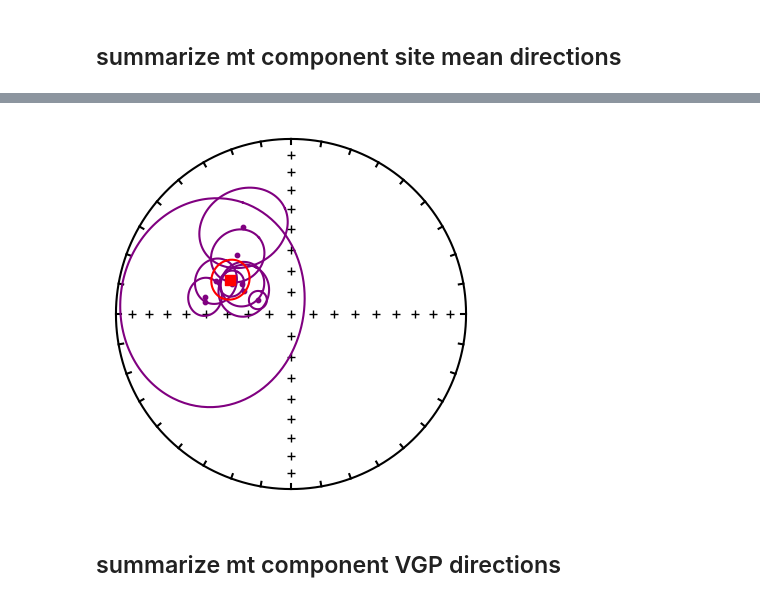
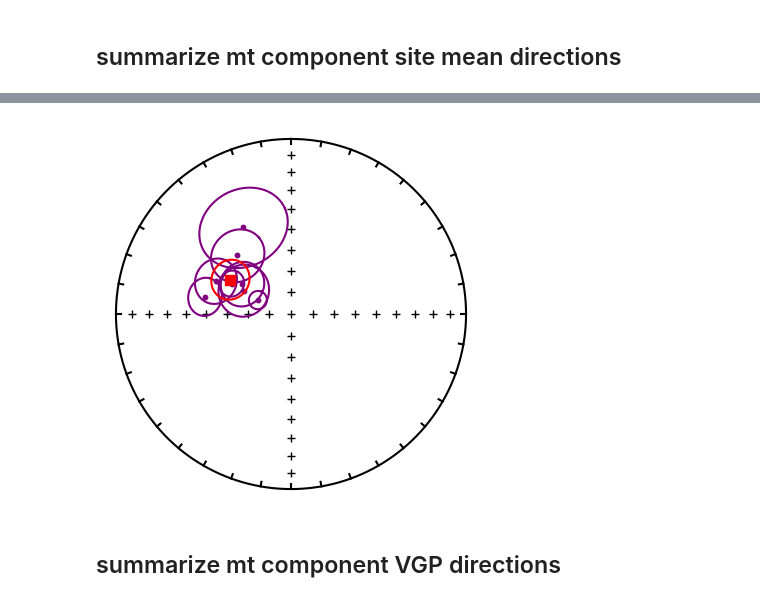
Before and after one commit to Swanson-Hysell-Group/2024_SWLLIP, a Jupyter notebook: code/Death_Valley_pmag.ipynb, the cells around one changed output, grey strips where cells are left out. Cells and saved outputs as stored; diff of their text form; code cells hidden in the pictures.

```diff
--- a/code/Death_Valley_pmag.ipynb
+++ b/code/Death_Valley_pmag.ipynb
@@ -63,12 +114,12 @@ import pmagpy.ipmag as ipmag
 ## load the MagIC data files
 # %%
 # get the specimen level data
-thermal_demag_a_spec = pd.read_csv('../Data/Pmag_new/thermal_demag_a/specimens.txt', sep='\t', header=1)
-thermal_demag_b_spec = pd.read_csv('../Data/Pmag_new/thermal_demag_b/specimens.txt', sep='\t', header=1)
+thermal_demag_a_spec = pd.read_csv('../data/Pmag_new/Death_Valley_thermal_demag_a/specimens.txt', sep='\t', header=1)
+thermal_demag_b_spec = pd.read_csv('../data/pmag_new/Death_Valley_thermal_demag_b/specimens.txt', sep='\t', header=1)
 
 # get the site level data
-thermal_demag_a_site = pd.read_csv('../Data/Pmag_new/thermal_demag_a/sites.txt', sep='\t', header=1)
-thermal_demag_b_site = pd.read_csv('../Data/Pmag_new/thermal_demag_b/sites.txt', sep='\t', header=1)
+thermal_demag_a_site = pd.read_csv('../data/pmag_new/Death_Valley_thermal_demag_a/sites.txt', sep='\t', header=1)
+thermal_demag_b_site = pd.read_csv('../data/pmag_new/Death_Valley_thermal_demag_b/sites.txt', sep='\t', header=1)
 # %% [markdown]
 ## summarize the site level lt component (present day field directions)
 # %%
@@ -265,7 +325,7 @@ plt.figure(figsize=(4,4))
 ipmag.plot_net()
 ipmag.plot_di_mean(CS1_mt_site['dir_dec'][0], CS1_mt_site['dir_inc'][0], CS1_mt_site['dir_alpha95'][0], marker='o', markersize=10, color='purple')
 ipmag.plot_di_mean(CS2_mt_site['dir_dec'][0], CS2_mt_site['dir_inc'][0], CS2_mt_site['dir_alpha95'][0], marker='o', markersize=10, color='purple')
-ipmag.plot_di_mean(CS5_mt_site['dir_dec'][0], CS5_mt_site['dir_inc'][0], CS5_mt_site['dir_alpha95'][0], marker='o', markersize=10, color='purple')
+# ipmag.plot_di_mean(CS5_mt_site['dir_dec'][0], CS5_mt_site['dir_inc'][0], CS5_mt_site['dir_alpha95'][0], marker='o', markersize=10, color='purple')
 ipmag.plot_di_mean(CS6_mt_site['dir_dec'][0], CS6_mt_site['dir_inc'][0], CS6_mt_site['dir_alpha95'][0], marker='o', markersize=10, color='purple')
 ipmag.plot_di_mean(CS7_mt_site['dir_dec'][0], CS7_mt_site['dir_inc'][0], CS7_mt_site['dir_alpha95'][0], marker='o', markersize=10, color='purple')
 ipmag.plot_di_mean(CS8_mt_site['dir_dec'][0], CS8_mt_site['dir_inc'][0], CS8_mt_site['dir_alpha95'][0], marker='o', markersize=10, color='purple')
@@ -278,4 +338,6 @@ site_mt_inc_list = [CS1_mt_site['dir_inc'][0], CS2_mt_site['dir_inc'][0], CS5_mt
 
 all_mt_mean_dir = ipmag.fisher_mean(site_mt_dec_list, site_mt_inc_list)
 ipmag.plot_di_mean(all_mt_mean_dir['dec'], all_mt_mean_dir['inc'], all_mt_mean_dir['alpha95'], marker='s', markersize=50, color='r')
+plt.savefig('code_output/DV_site_mt_directions.pdf', bbox_inches='tight')
+plt
 # %% [output]
@@ -282,4 +345,4 @@ ipmag.plot_di_mean(all_mt_mean_dir['dec'], all_mt_mean_dir['inc'], all_mt_mean_d
-[figure, old version]
+[figure, new version]
 # %% [markdown]
 ## summarize mt component VGP directions
 # %%
```
Also changed, not shown: parts of 17 cells of this notebook.
